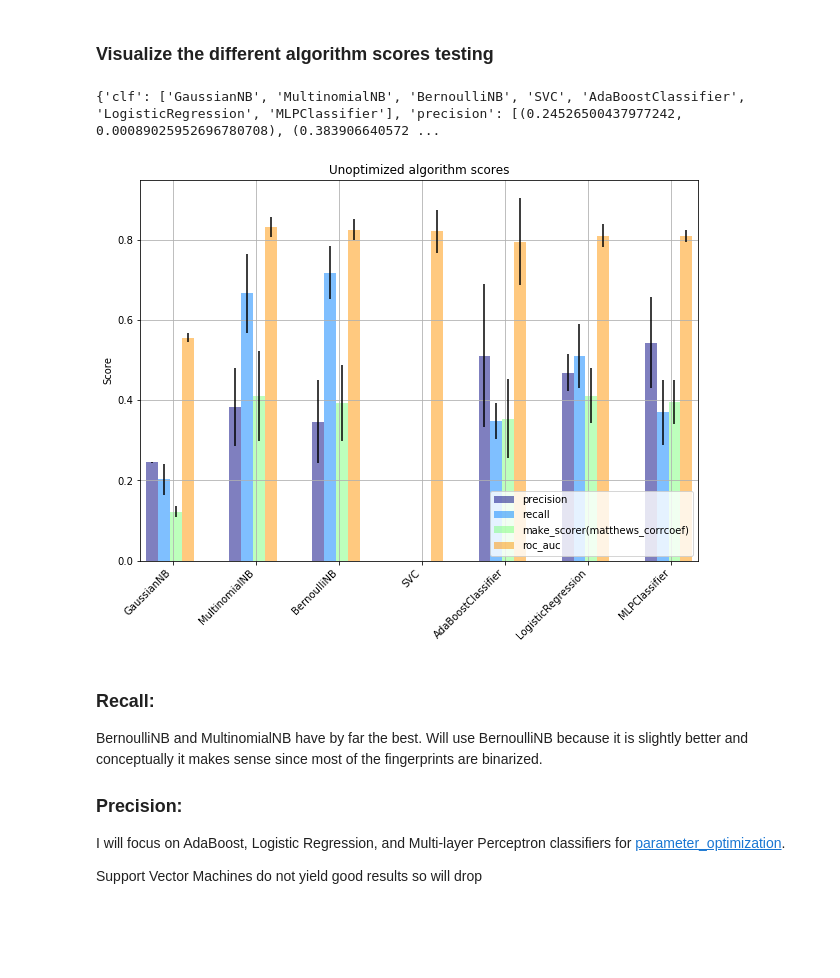
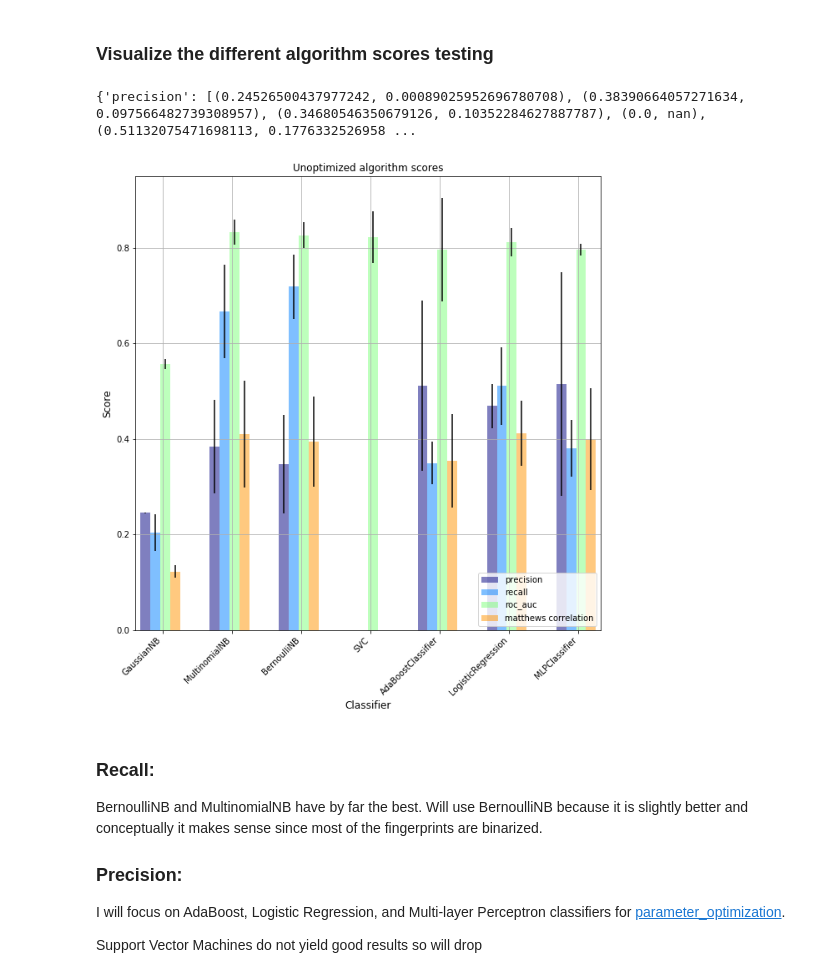
Before and after one commit to trnoriega/chemproject, a Jupyter notebook: 7_algorithm_comparison.ipynb, the cells around one changed output. Drawn from its saved outputs; the diff is of its cells as text; code cells hidden in the pictures; blank space fills up the shorter version.

Commit message:
Save comparison figure

```diff
--- a/7_algorithm_comparison.ipynb
+++ b/7_algorithm_comparison.ipynb
@@ -179,45 +179,49 @@ def build_plot_dicto(plot_dicto, scores_list):
 # %%
 init_plot_dicto = initialize_plot_dicto(scores_list[0])
 plot_dicto = build_plot_dicto(init_plot_dicto, scores_list)
+plot_dicto['matthews correlation'] = plot_dicto.pop(math_scorer)
 print(plot_dicto)
 # %% [output]
-{'clf': ['GaussianNB', 'MultinomialNB', 'BernoulliNB', 'SVC', 'AdaBoostClassifier', 'LogisticRegression', 'MLPClassifier'], 'precision': [(0.24526500437977242, 0.00089025952696780708), (0.383906640572 ...
+{'precision': [(0.24526500437977242, 0.00089025952696780708), (0.38390664057271634, 0.097566482739308957), (0.34680546350679126, 0.10352284627887787), (0.0, nan), (0.51132075471698113, 0.1776332526958 ...
 # %%
 clfs = plot_dicto['clf']
 score_list = list(plot_dicto.keys())
 score_list.remove('clf')
 
 num_groups = len(clfs)
 num_bars = len(score_types)
 
 pos = list(range(num_groups))
 width = 1/(num_groups)
 
 plt.close('all')
-fig, ax = plt.subplots(figsize=(10,7))
+fig, ax = plt.subplots(figsize=(10,10))
 cm = plt.get_cmap('jet')
 ax.set_prop_cycle(color=[cm(i/num_bars) for i in range(num_bars)])
 for i, score in enumerate(score_list):
     value = plot_dicto[score]
     means, stds = zip(*value)
     plt.bar([p + width*i for p in pos],
             means,
             width,
             yerr=stds,
             alpha=0.5,
             label=score)
 
-ax.set_ylabel('Score')
+ax.set_ylabel('Score', size=12)
+ax.set_xlabel('Classifier', size=12)
 ax.set_title('Unoptimized algorithm scores')
 ax.set_xticks([p + 0.25 for p in pos])
 ax.set_xticklabels(clfs, rotation=45, horizontalalignment='right')
 plt.xlim(min(pos)-width, max(pos)+width*num_bars)
 
 plt.legend(loc='lower right')
 plt.grid()
 plt.show()
+
+fig.savefig('Images/2_unoptimized_comparison.png')
 # %% [output]
-[figure, old version]
+[figure, new version]
 # %% [markdown]
 ### Recall:
 BernoulliNB and MultinomialNB have by far the best. Will use BernoulliNB because it is slightly better and conceptually it makes sense since most of the fingerprints are binarized.
```
Also changed, not shown: parts of 1 cell of this notebook, 1 other file.
